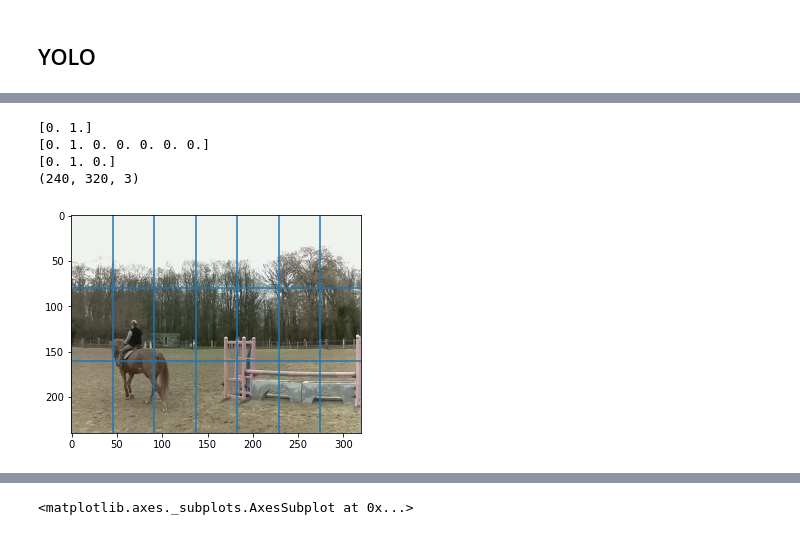
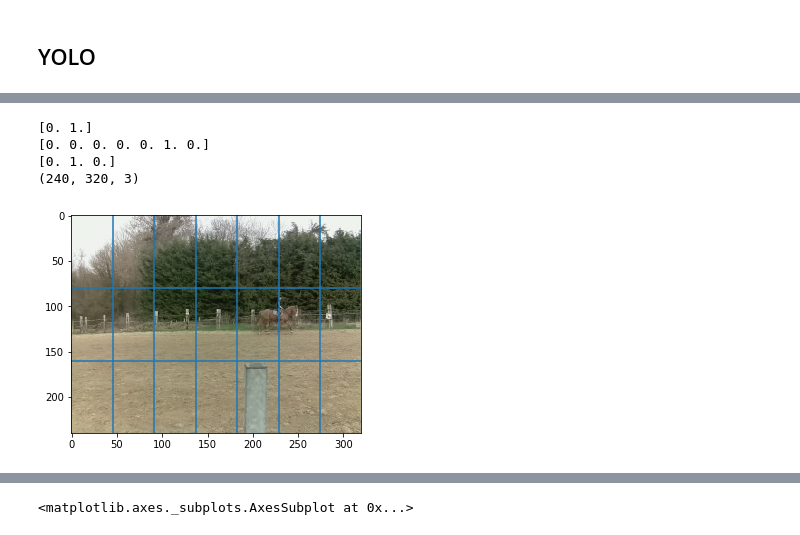
Before and after one commit to EParisot/Horse_Tracker, a Jupyter notebook: ML/YOLO.ipynb, the cells around one changed output, grey strips where cells are left out. Cells and saved outputs as stored; diff of their text form; code cells hidden in the pictures.

```diff
--- a/ML/YOLO.ipynb
+++ b/ML/YOLO.ipynb
@@ -63,23 +63,23 @@ presences = np.array(keras.utils.to_categorical((presences), num_classes= 2))
 x_labels_loc = np.array(keras.utils.to_categorical((x_labels_loc), num_classes= grid_w))
 y_labels_loc = np.array(keras.utils.to_categorical((y_labels_loc), num_classes= grid_h))
 # %%
-idx = 470
+idx = 42
 print(presences[idx])
 print(x_labels_loc[idx])
 print(y_labels_loc[idx])
 print(images[idx].shape)
 plt.imshow(images[idx])
 
 for line in range(1, grid_h):
     plt.axhline(line * images[idx].shape[0] / grid_h)
 for col in range(1, grid_w):
     plt.axvline(col * images[idx].shape[1] / grid_w)
 # %% [output]
 [0. 1.]
-[0. 1. 0. 0. 0. 0. 0.]
+[0. 0. 0. 0. 0. 1. 0.]
 [0. 1. 0.]
 (240, 320, 3)
-[figure, old version]
+[figure, new version]
 # %%
 K.clear_session()
 
```
Also changed, not shown: parts of 3 cells of this notebook, 2 other files.
